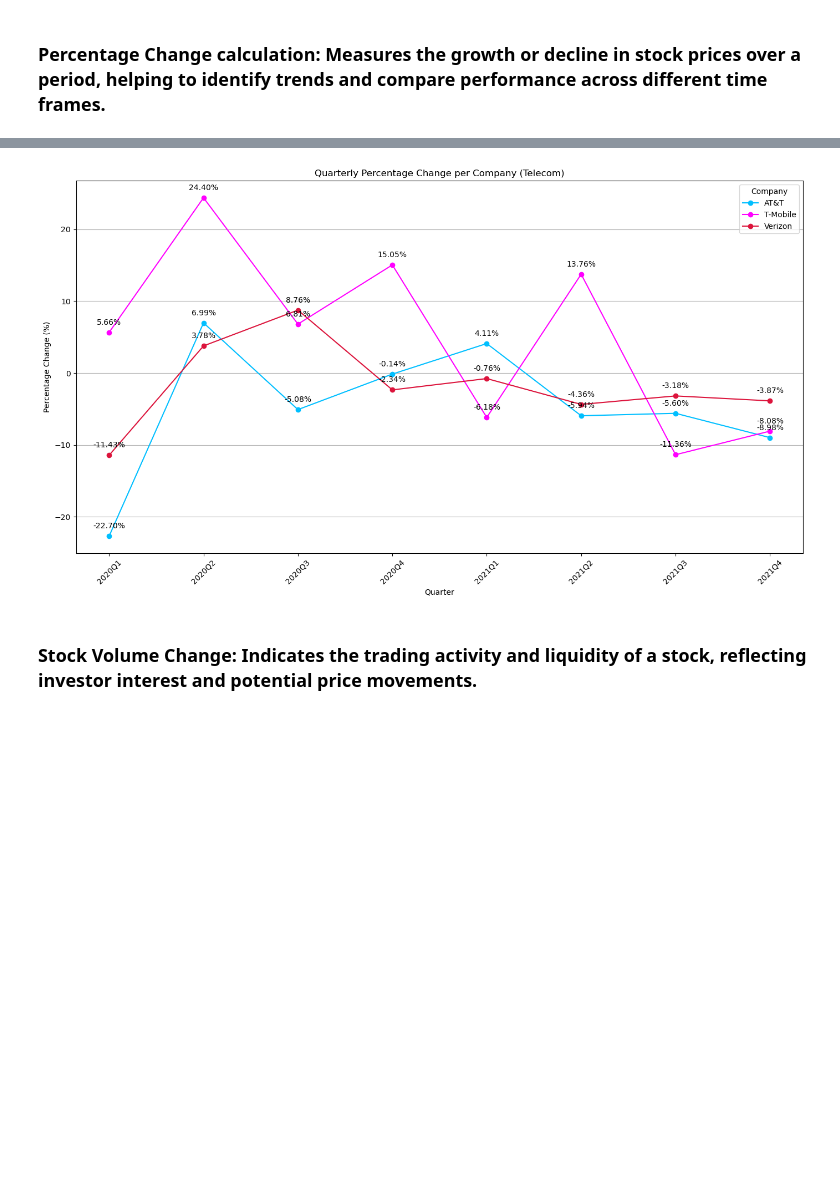
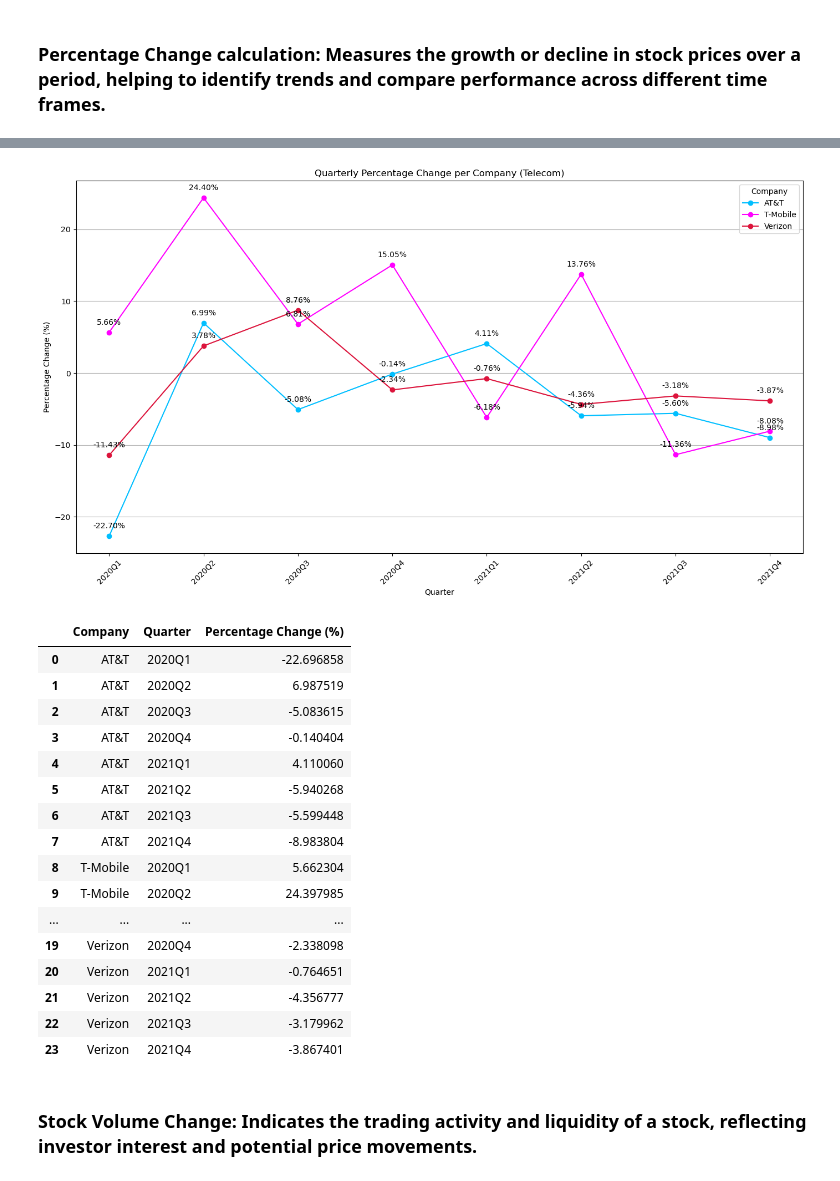
Before and after one commit to juanbracho/UT_Module16, a Jupyter notebook: data/Project_Stock_Analysis.ipynb, the cells around one changed output, grey strips where cells are left out. Saved outputs shown, nothing was run; the diff lists cells and outputs as text; code cells hidden in the pictures; blank space fills up the shorter version.

```diff
--- a/data/Project_Stock_Analysis.ipynb
+++ b/data/Project_Stock_Analysis.ipynb
@@ -199,43 +218,62 @@ plt.show()
 # Calculate the percentage change in Telecom Stock for each quarter
 quarterly_tele_percentage_change = filtered_tele_data.groupby(['Company', 'Quarter'], as_index=False).apply(
     lambda x: pd.Series({
-        'Percentage Change': (x.loc[x['Date'].idxmax()]['Open'] - x.loc[x['Date'].idxmin()]['Close']) / x.loc[x['Date'].idxmin()]['Close'] * 100
+        'Percentage Change (%)': (x.loc[x['Date'].idxmax()]['Open'] - x.loc[x['Date'].idxmin()]['Close']) / x.loc[x['Date'].idxmin()]['Close'] * 100
     })
 )
 
 # Convert the 'Quarter' column to string for proper formatting during plotting
 quarterly_tele_percentage_change['Quarter'] = quarterly_tele_percentage_change['Quarter'].astype(str)
 
 # Define the colors using the stock symbols as keys
 tele_colors = {'AT&T': 'Deepskyblue', 'T-Mobile': 'Fuchsia', 'Verizon': 'Crimson'}
 
 # Plot the quarterly percentage change
 plt.figure(figsize=(14, 8))
 
 for company in quarterly_tele_percentage_change['Company'].unique():
     company_data = quarterly_tele_percentage_change[quarterly_tele_percentage_change['Company'] == company]
 
     # Ensure the symbol matches the color dictionary key
-    plt.plot(company_data['Quarter'], company_data['Percentage Change'], marker='o', label=company, color=tele_colors[company])
+    plt.plot(company_data['Quarter'], company_data['Percentage Change (%)'], marker='o', label=company, color=tele_colors[company])
 
     # Annotate each percentage change by stock per quarter
     for i, row in company_data.iterrows():
-        plt.annotate(f"{row['Percentage Change']:.2f}%",
-                     (row['Quarter'], row['Percentage Change']),
+        plt.annotate(f"{row['Percentage Change (%)']:.2f}%",
+                     (row['Quarter'], row['Percentage Change (%)']),
                      textcoords="offset points", xytext=(0,10), ha='center')
 
 # Plot visual formatting
 plt.title('Quarterly Percentage Change per Company (Telecom)')
 plt.xlabel('Quarter')
 plt.ylabel('Percentage Change (%)')
 plt.legend(title='Company')
 plt.grid(axis='y')  # Add grid lines for better readability
 plt.xticks(rotation=45)  # Rotate x-axis labels to avoid overlap
 plt.tight_layout()  # Ensure the plot fits well
 plt.savefig('outputs/telecom_stock_change.png')  # Save the plot as PNG
 plt.show()
+
+quarterly_tele_percentage_change
 # %% [output]
 [figure]
+|  | Company | Quarter | Percentage Change (%) |
+| 0 | AT&T | 2020Q1 | -22.696858 |
+| 1 | AT&T | 2020Q2 | 6.987519 |
+| 2 | AT&T | 2020Q3 | -5.083615 |
+| 3 | AT&T | 2020Q4 | -0.140404 |
+| 4 | AT&T | 2021Q1 | 4.110060 |
+| 5 | AT&T | 2021Q2 | -5.940268 |
+| 6 | AT&T | 2021Q3 | -5.599448 |
+| 7 | AT&T | 2021Q4 | -8.983804 |
+| 8 | T-Mobile | 2020Q1 | 5.662304 |
+| 9 | T-Mobile | 2020Q2 | 24.397985 |
+| ... | ... | ... | ... |
+| 19 | Verizon | 2020Q4 | -2.338098 |
+| 20 | Verizon | 2021Q1 | -0.764651 |
+| 21 | Verizon | 2021Q2 | -4.356777 |
+| 22 | Verizon | 2021Q3 | -3.179962 |
+| 23 | Verizon | 2021Q4 | -3.867401 |
 # %% [markdown]
 ### Stock Volume Change: Indicates the trading activity and liquidity of a stock, reflecting investor interest and potential price movements.
 # %%
```
Also changed, not shown: parts of 10 cells of this notebook, 32 other files.
